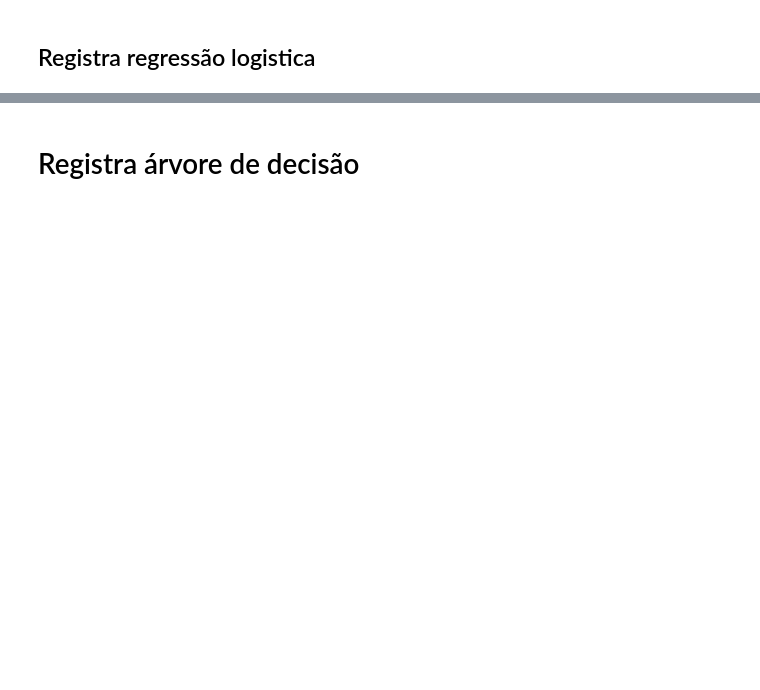
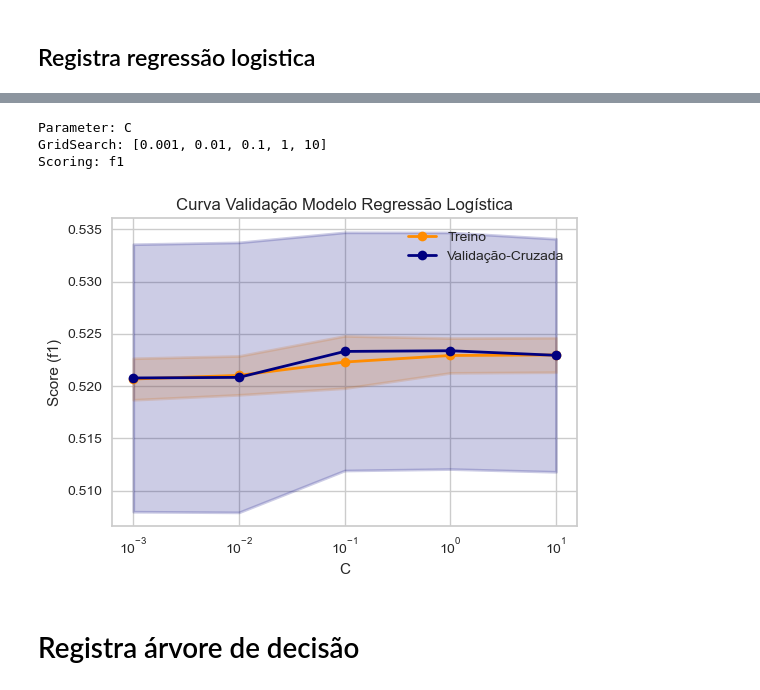
Before and after one commit to ralima/projeto-final-ml-eng, a Jupyter notebook: code/projeto_final.ipynb, the cells around one changed output, grey strips where cells are left out. Drawn from its saved outputs; the diff is of its cells as text; code cells hidden in the pictures; blank space fills up the shorter version.

```diff
--- a/code/projeto_final.ipynb
+++ b/code/projeto_final.ipynb
@@ -191,14 +273,23 @@ yhat_test = experiment.predict_model(list_models[0])
 # %%
 image_name = plot_parameter_validation_curve(xtrain.drop(coluna_alvo, axis=1), ytrain, 'C', {'C': [0.001, 0.01, 0.1, 1, 10]}, list_models[0], 'Regressão Logística', 'f1', logx=True)
 
-mlflow.log_artifact(image_name, run_id=mlflow_run.info.run_id)
+active_run = mlflow.active_run()
+if not active_run:
+    active_run = mlflow.start_run()
+
+mlflow.log_artifact(image_name, run_id=active_run.info.run_id)
 
 os.remove(image_name)
 
 mlflow.log_metrics({
 'lr_log_loss': log_loss(yhat_test.shot_made_flag, yhat_test.prediction_label),
 'lr_f1': f1_score(yhat_test.shot_made_flag, yhat_test.prediction_label)
 })
+# %% [output]
+Parameter: C
+GridSearch: [0.001, 0.01, 0.1, 1, 10]
+Scoring: f1
+[figure, added]
 # %% [markdown]
 # Registra árvore de decisão
 # %%
```
Also changed, not shown: parts of 16 cells of this notebook, 7 other files.
